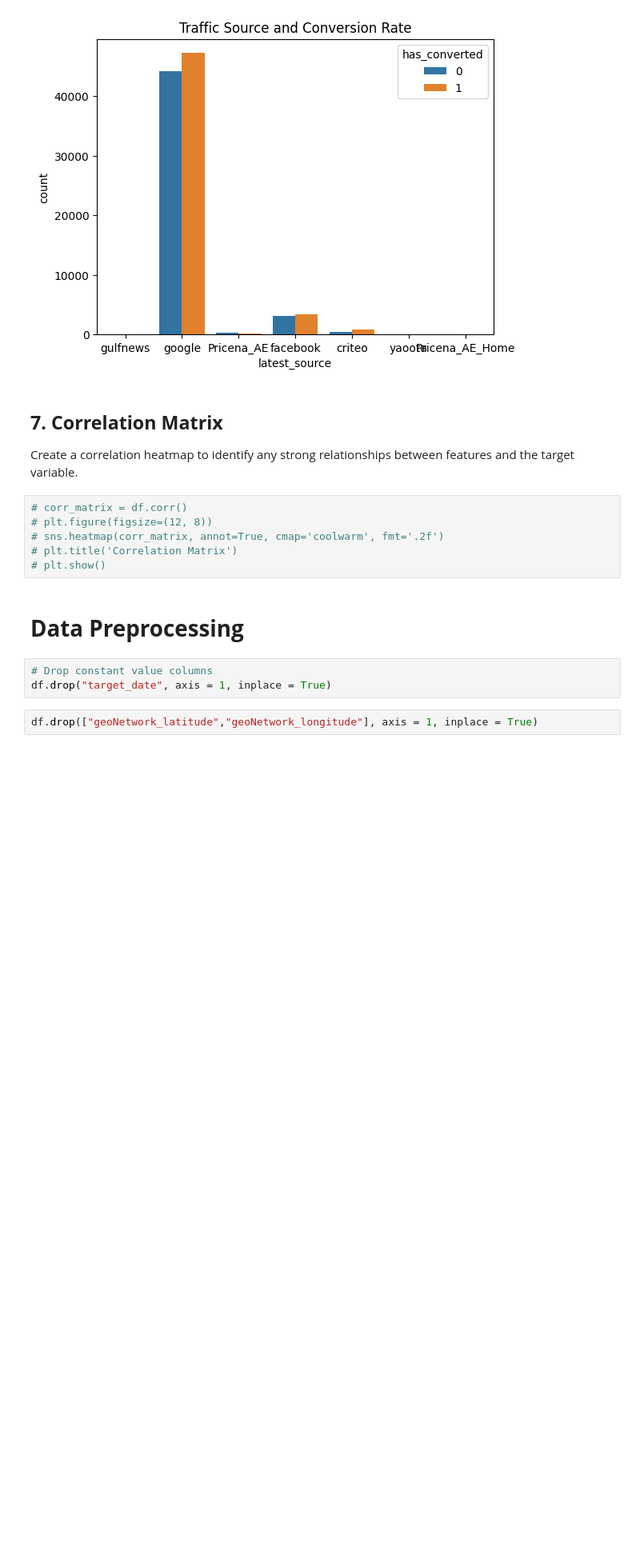
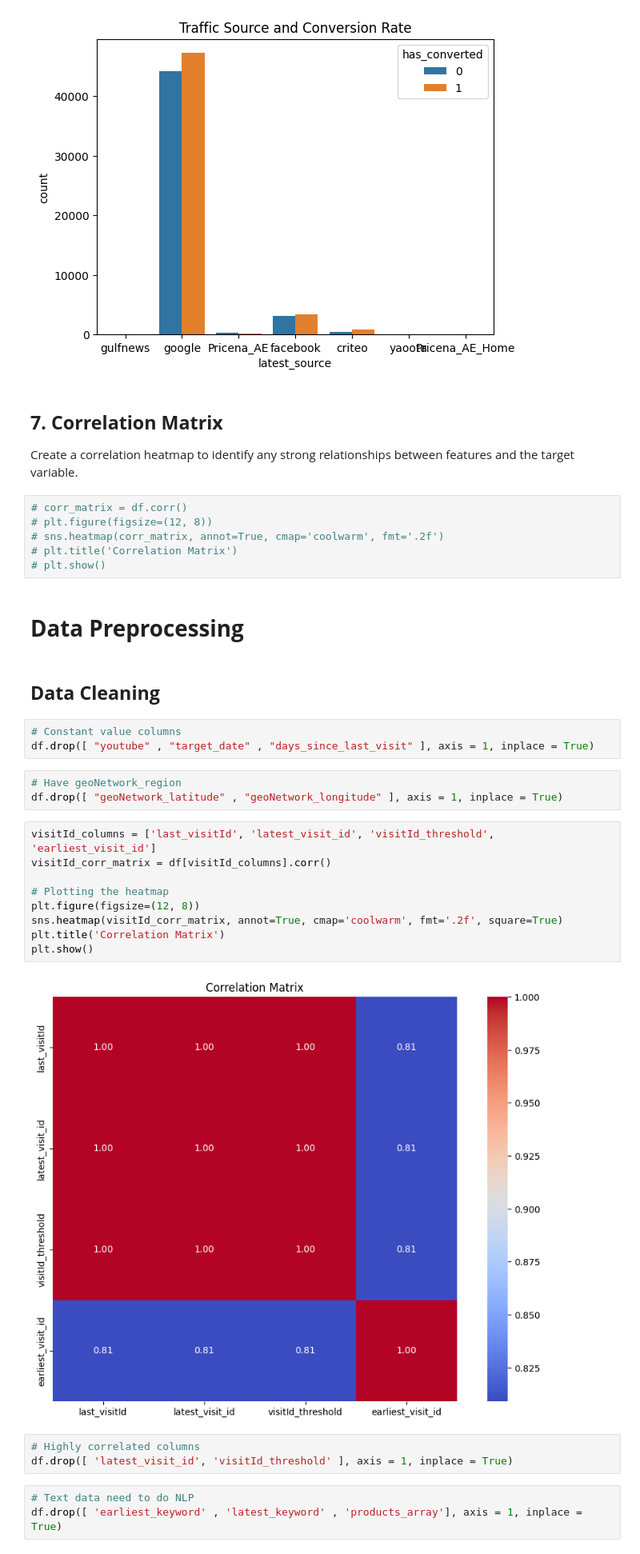
Before and after one commit to GDharan10/Project11_Classification, a Jupyter notebook: Project11_Classification.ipynb, the cells around one changed output. Shown at 80% size. Drawn from its saved outputs; the diff is of its cells as text; blank space fills up the shorter version.

```diff
--- a/Project11_Classification.ipynb
+++ b/Project11_Classification.ipynb
@@ -235,8 +241,28 @@ Create a correlation heatmap to identify any strong relationships between featur
 # plt.show()
 # %% [markdown]
 # **Data Preprocessing**
+# %% [markdown]
+## **Data Cleaning**
 # %%
-# Drop constant value columns
-df.drop("target_date", axis = 1, inplace = True)
+# Constant value columns
+df.drop([ "youtube" , "target_date" , "days_since_last_visit" ], axis = 1, inplace = True)
 # %%
-df.drop(["geoNetwork_latitude","geoNetwork_longitude"], axis = 1, inplace = True)
+# Have geoNetwork_region
+df.drop([ "geoNetwork_latitude" , "geoNetwork_longitude" ], axis = 1, inplace = True)
+# %%
+visitId_columns = ['last_visitId', 'latest_visit_id', 'visitId_threshold', 'earliest_visit_id']
+visitId_corr_matrix = df[visitId_columns].corr()
+
+# Plotting the heatmap
+plt.figure(figsize=(12, 8))
+sns.heatmap(visitId_corr_matrix, annot=True, cmap='coolwarm', fmt='.2f', square=True)
+plt.title('Correlation Matrix')
+plt.show()
+# %% [output]
+[figure, added]
+# %%
+# Highly correlated columns
+df.drop([ 'latest_visit_id', 'visitId_threshold' ], axis = 1, inplace = True)
+# %%
+# Text data need to do NLP
+df.drop([ 'earliest_keyword' , 'latest_keyword' , 'products_array'], axis = 1, inplace = True)
```
Also changed, not shown: parts of 11 cells of this notebook.
